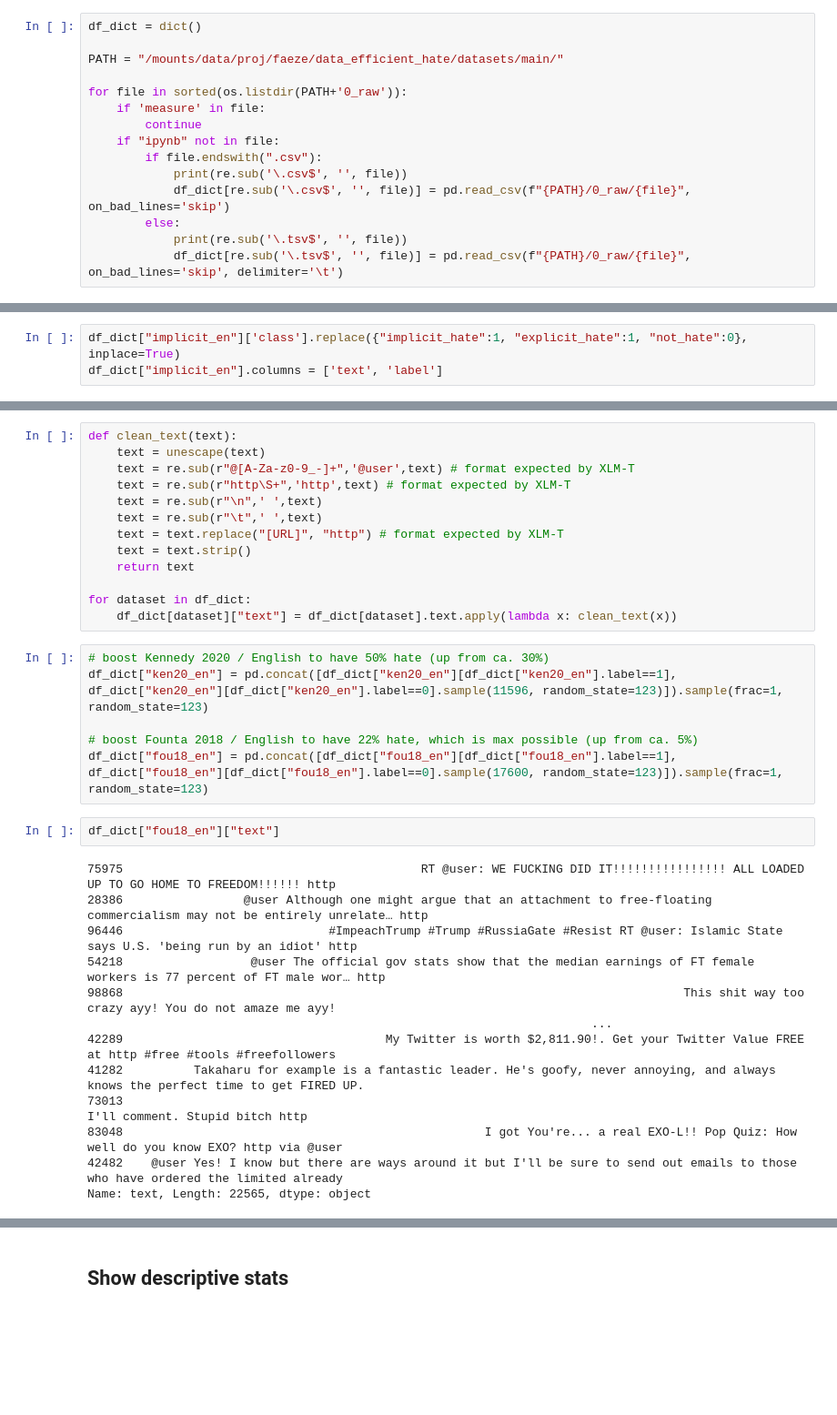
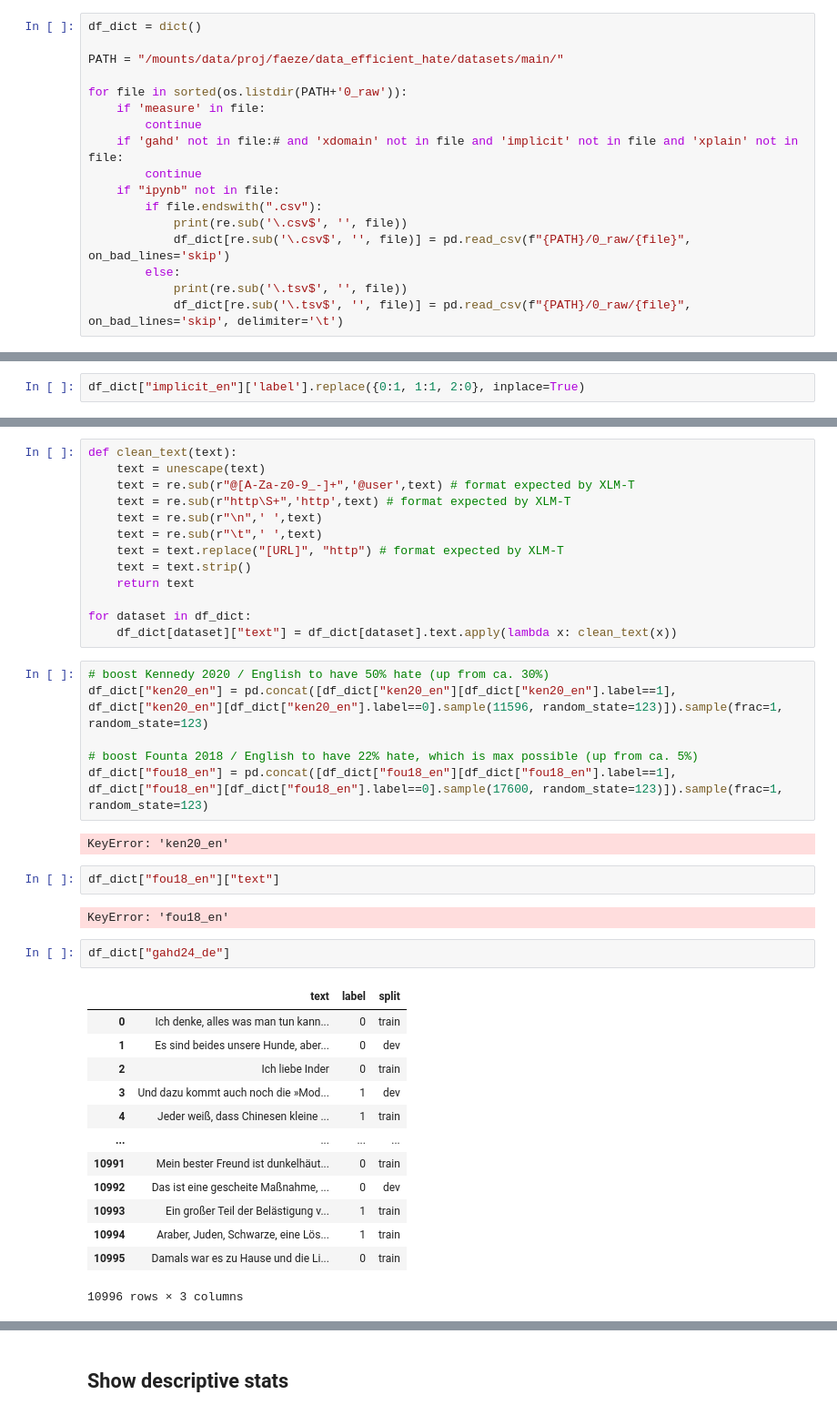
Before and after one commit to FaezeGhorbanpour/DataEfficientDetection, a Jupyter notebook: notebooks/1_wrangling_data.ipynb, the cells around one changed output, grey strips where cells are left out. Shown at 91% size. Drawn from its saved outputs; the diff is of its cells as text; blank space fills up the shorter version.

```diff
--- a/notebooks/1_wrangling_data.ipynb
+++ b/notebooks/1_wrangling_data.ipynb
@@ -19,6 +19,8 @@ PATH = "/mounts/data/proj/faeze/data_efficient_hate/datasets/main/"
 for file in sorted(os.listdir(PATH+'0_raw')):
     if 'measure' in file:
         continue
+    if 'gahd' not in file:# and 'xdomain' not in file and 'implicit' not in file and 'xplain' not in file:
+        continue
     if "ipynb" not in file:
         if file.endswith(".csv"):
             print(re.sub('\.csv$', '', file))
@@ -47,6 +38,5 @@ xplain_en
 ## Reformat columns
 Need separate logic for different datasets. 1 is for hateful, 0 for non-hateful.
 # %%
-df_dict["implicit_en"]['class'].replace({"implicit_hate":1, "explicit_hate":1, "not_hate":0}, inplace=True)
-df_dict["implicit_en"].columns = ['text', 'label']
+df_dict["implicit_en"]['label'].replace({0:1, 1:1, 2:0}, inplace=True)
 # %% [output]
@@ -132,21 +104,28 @@ df_dict["ken20_en"] = pd.concat([df_dict["ken20_en"][df_dict["ken20_en"].label==
 
 # boost Founta 2018 / English to have 22% hate, which is max possible (up from ca. 5%)
 df_dict["fou18_en"] = pd.concat([df_dict["fou18_en"][df_dict["fou18_en"].label==1], df_dict["fou18_en"][df_dict["fou18_en"].label==0].sample(17600, random_state=123)]).sample(frac=1, random_state=123)
+# %% [output]
+KeyError: 'ken20_en'
 # %%
 df_dict["fou18_en"]["text"]
 # %% [output]
-75975                                          RT @user: WE FUCKING DID IT!!!!!!!!!!!!!!!! ALL LOADED UP TO GO HOME TO FREEDOM!!!!!! http
-28386                 @user Although one might argue that an attachment to free-floating commercialism may not be entirely unrelate… http
-96446                             #ImpeachTrump #Trump #RussiaGate #Resist RT @user: Islamic State says U.S. 'being run by an idiot' http
-54218                  @user The official gov stats show that the median earnings of FT female workers is 77 percent of FT male wor… http
-98868                                                                               This shit way too crazy ayy! You do not amaze me ayy!
-                                                                       ...
-42289                                     My Twitter is worth $2,811.90!. Get your Twitter Value FREE at http #free #tools #freefollowers
-41282          Takaharu for example is a fantastic leader. He's goofy, never annoying, and always knows the perfect time to get FIRED UP.
-73013                                                                                                     I'll comment. Stupid bitch http
-83048                                                   I got You're... a real EXO-L!! Pop Quiz: How well do you know EXO? http via @user
-42482    @user Yes! I know but there are ways around it but I'll be sure to send out emails to those who have ordered the limited already
-Name: text, Length: 22565, dtype: object
+KeyError: 'fou18_en'
+# %%
+df_dict["gahd24_de"]
+# %% [output]
+|  | text | label | split |
+| 0 | Ich denke, alles was man tun kann... | 0 | train |
+| 1 | Es sind beides unsere Hunde, aber... | 0 | dev |
+| 2 | Ich liebe Inder | 0 | train |
+| 3 | Und dazu kommt auch noch die »Mod... | 1 | dev |
+| 4 | Jeder weiß, dass Chinesen kleine ... | 1 | train |
+| ... | ... | ... | ... |
+| 10991 | Mein bester Freund ist dunkelhäut... | 0 | train |
+| 10992 | Das ist eine gescheite Maßnahme, ... | 0 | dev |
+| 10993 | Ein großer Teil der Belästigung v... | 1 | train |
+| 10994 | Araber, Juden, Schwarze, eine Lös... | 1 | train |
+| 10995 | Damals war es zu Hause und die Li... | 0 | train |
+10996 rows × 3 columns
 # %%
 texts_list = []
 texts_set = set()
```
Also changed, not shown: parts of 19 cells of this notebook, 11 other files.
